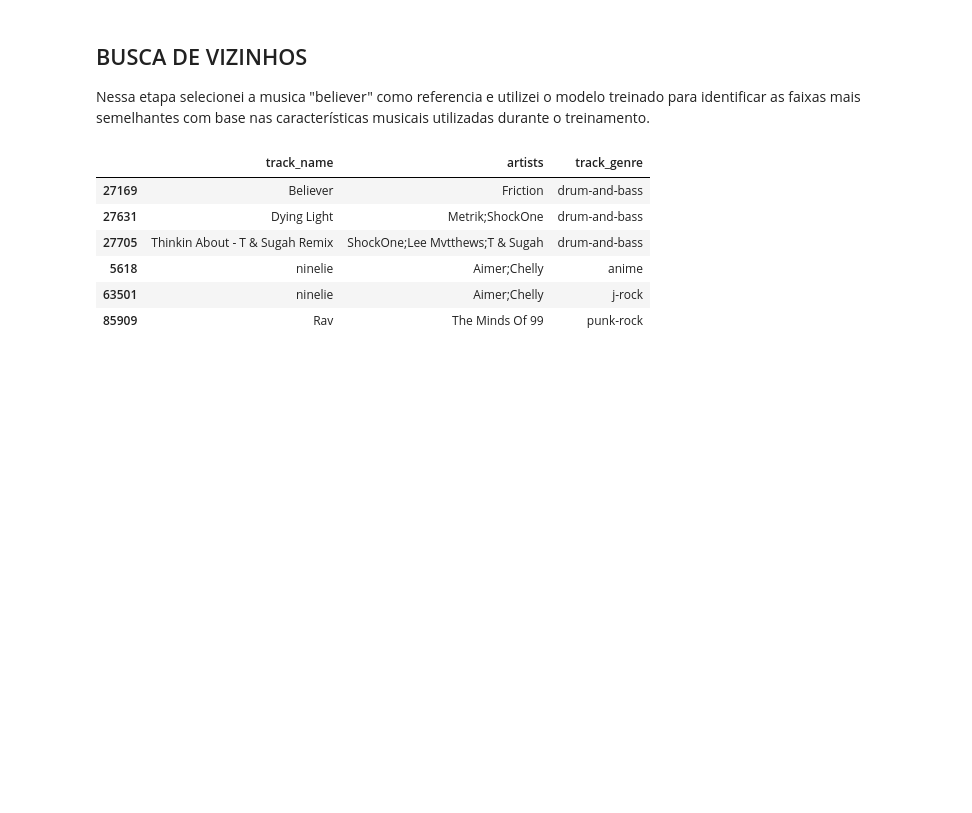
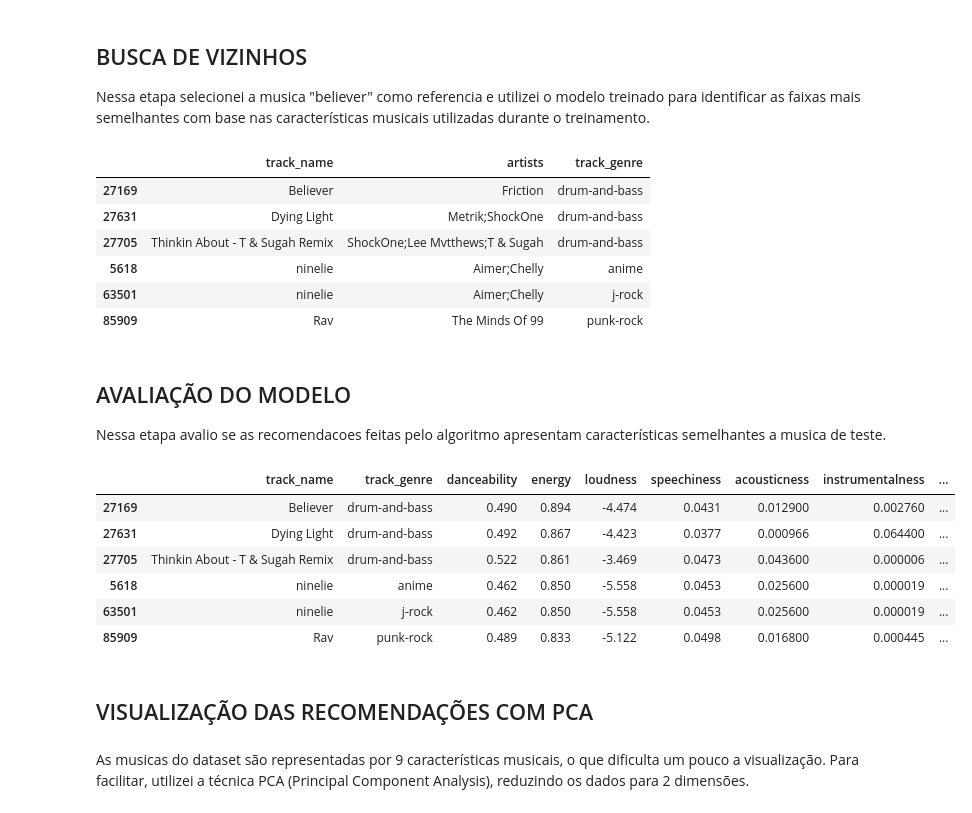
Before and after one commit to FelipeGhensevPeres/Spotify-Recommendation-System, a Jupyter notebook: notebooks/02_recommendation_model.ipynb, the cells around one changed output. Cells and saved outputs as stored; diff of their text form; code cells hidden in the pictures; blank space fills up the shorter version.

```diff
--- a/notebooks/02_recommendation_model.ipynb
+++ b/notebooks/02_recommendation_model.ipynb
@@ -124,3 +127,36 @@ resultado
 | 5618 | ninelie | Aimer;Chelly | anime |
 | 63501 | ninelie | Aimer;Chelly | j-rock |
 | 85909 | Rav | The Minds Of 99 | punk-rock |
+# %% [markdown]
+## AVALIAÇÃO DO MODELO
+
+Nessa etapa avalio se as recomendacoes feitas pelo algoritmo apresentam características semelhantes a musica de teste.
+# %%
+resultado_indices = indices[0]
+
+comparacao = df_spotify.iloc[resultado_indices][["track_name",
+                                                 "track_genre",
+                                                 "danceability",
+                                                 "energy",
+                                                 "loudness",
+                                                 "speechiness",
+                                                 "acousticness",
+                                                 "instrumentalness",
+                                                 "liveness",
+                                                 "valence",
+                                                 "tempo"]]
+
+comparacao
+# %% [output]
+|  | track_name | track_genre | danceability | energy | loudness | speechiness | acousticness | instrumentalness | ... |
+| 27169 | Believer | drum-and-bass | 0.490 | 0.894 | -4.474 | 0.0431 | 0.012900 | 0.002760 | ... |
+| 27631 | Dying Light | drum-and-bass | 0.492 | 0.867 | -4.423 | 0.0377 | 0.000966 | 0.064400 | ... |
+| 27705 | Thinkin About - T & Sugah Remix | drum-and-bass | 0.522 | 0.861 | -3.469 | 0.0473 | 0.043600 | 0.000006 | ... |
+| 5618 | ninelie | anime | 0.462 | 0.850 | -5.558 | 0.0453 | 0.025600 | 0.000019 | ... |
+| 63501 | ninelie | j-rock | 0.462 | 0.850 | -5.558 | 0.0453 | 0.025600 | 0.000019 | ... |
+| 85909 | Rav | punk-rock | 0.489 | 0.833 | -5.122 | 0.0498 | 0.016800 | 0.000445 | ... |
+# %% [markdown]
+## VISUALIZAÇÃO DAS RECOMENDAÇÕES COM PCA
+# %% [markdown]
+As musicas do dataset são representadas por 9 características musicais, o que dificulta um pouco a visualização.
+Para facilitar, utilizei a técnica PCA (Principal Component Analysis), reduzindo os dados para 2 dimensões.
```
Also changed, not shown: parts of 11 cells of this notebook.
